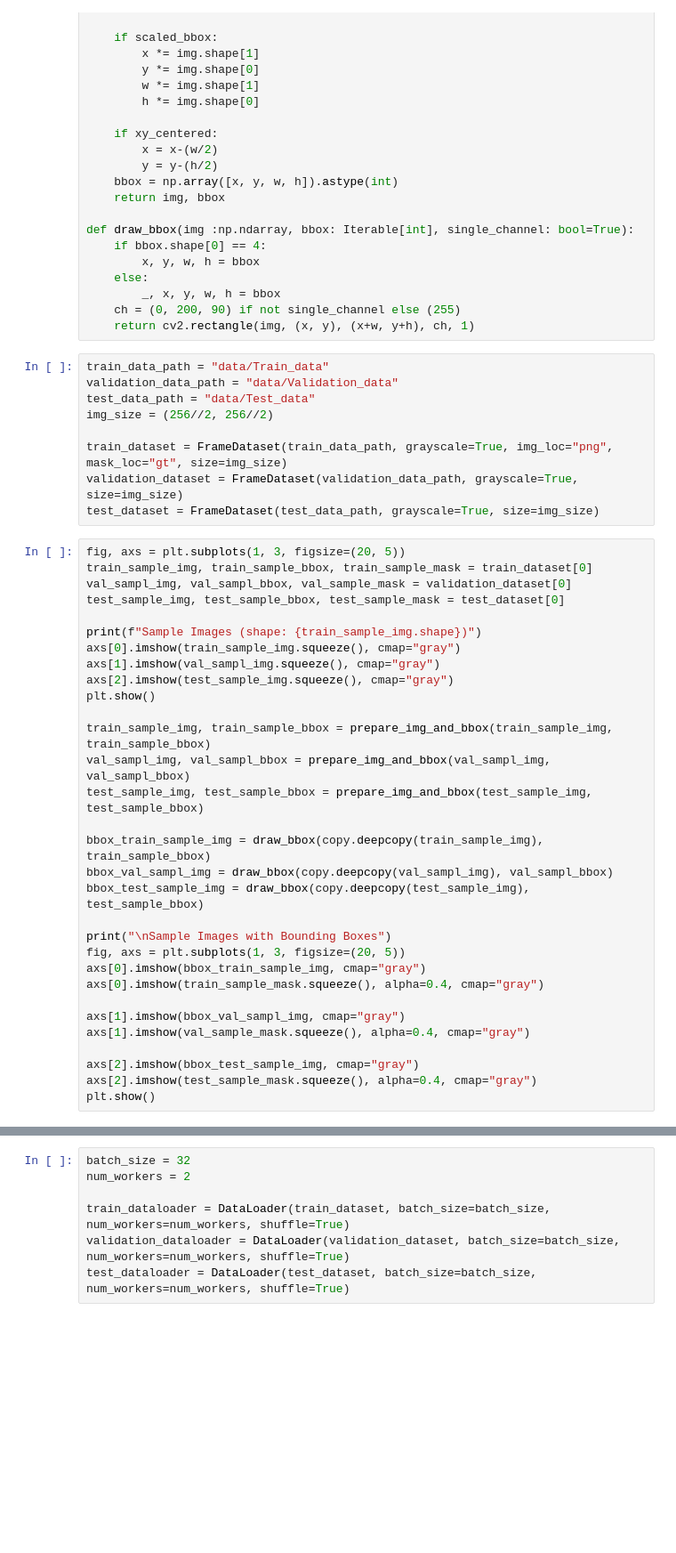
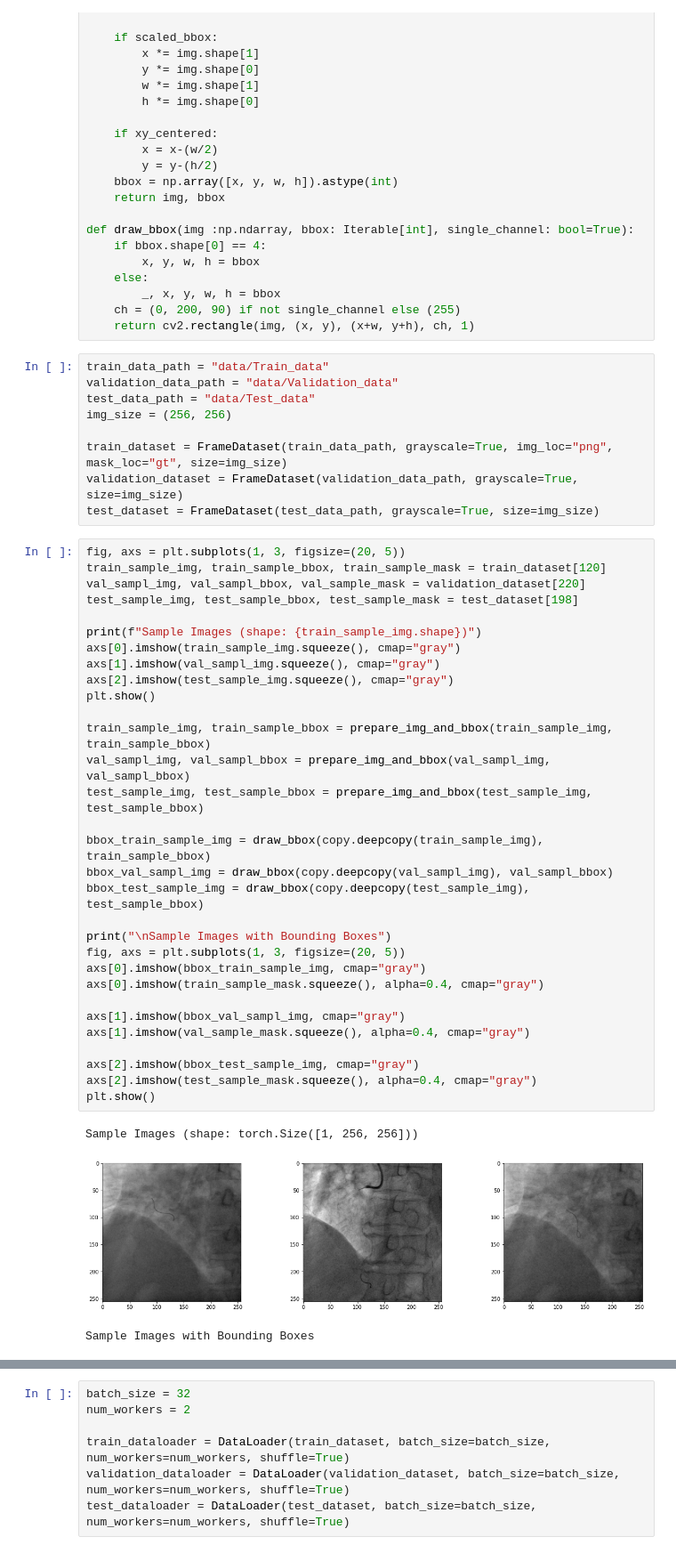
Before and after one commit to ches-001/guide-wire-detection, a Jupyter notebook: modelling_notebook.ipynb, the cells around one changed output, grey strips where cells are left out. Shown: that part at 89% size. Drawn from its saved outputs; the diff is of its cells as text; blank space fills up the shorter version.

```diff
--- a/modelling_notebook.ipynb
+++ b/modelling_notebook.ipynb
@@ -46,39 +46,43 @@ def draw_bbox(img :np.ndarray, bbox: Iterable[int], single_channel: bool=True):
 train_data_path = "data/Train_data"
 validation_data_path = "data/Validation_data"
 test_data_path = "data/Test_data"
-img_size = (256//2, 256//2)
+img_size = (256, 256)
 
 train_dataset = FrameDataset(train_data_path, grayscale=True, img_loc="png", mask_loc="gt", size=img_size)
 validation_dataset = FrameDataset(validation_data_path, grayscale=True, size=img_size)
 test_dataset = FrameDataset(test_data_path, grayscale=True, size=img_size)
 # %%
 fig, axs = plt.subplots(1, 3, figsize=(20, 5))
-train_sample_img, train_sample_bbox, train_sample_mask = train_dataset[0]
-val_sampl_img, val_sampl_bbox, val_sample_mask = validation_dataset[0]
-test_sample_img, test_sample_bbox, test_sample_mask = test_dataset[0]
+train_sample_img, train_sample_bbox, train_sample_mask = train_dataset[120]
+val_sampl_img, val_sampl_bbox, val_sample_mask = validation_dataset[220]
+test_sample_img, test_sample_bbox, test_sample_mask = test_dataset[198]
 
 print(f"Sample Images (shape: {train_sample_img.shape})")
 axs[0].imshow(train_sample_img.squeeze(), cmap="gray")
 axs[1].imshow(val_sampl_img.squeeze(), cmap="gray")
 axs[2].imshow(test_sample_img.squeeze(), cmap="gray")
 plt.show()
 
 train_sample_img, train_sample_bbox = prepare_img_and_bbox(train_sample_img, train_sample_bbox)
 val_sampl_img, val_sampl_bbox = prepare_img_and_bbox(val_sampl_img, val_sampl_bbox)
 test_sample_img, test_sample_bbox = prepare_img_and_bbox(test_sample_img, test_sample_bbox)
 
 bbox_train_sample_img = draw_bbox(copy.deepcopy(train_sample_img), train_sample_bbox)
 bbox_val_sampl_img = draw_bbox(copy.deepcopy(val_sampl_img), val_sampl_bbox)
 bbox_test_sample_img = draw_bbox(copy.deepcopy(test_sample_img), test_sample_bbox)
 
 print("\nSample Images with Bounding Boxes")
 fig, axs = plt.subplots(1, 3, figsize=(20, 5))
 axs[0].imshow(bbox_train_sample_img, cmap="gray")
 axs[0].imshow(train_sample_mask.squeeze(), alpha=0.4, cmap="gray")
 
 axs[1].imshow(bbox_val_sampl_img, cmap="gray")
 axs[1].imshow(val_sample_mask.squeeze(), alpha=0.4, cmap="gray")
 
 axs[2].imshow(bbox_test_sample_img, cmap="gray")
 axs[2].imshow(test_sample_mask.squeeze(), alpha=0.4, cmap="gray")
 plt.show()
+# %% [output]
+Sample Images (shape: torch.Size([1, 256, 256]))
+[figure, added]
+Sample Images with Bounding Boxes
```
Also changed, not shown: parts of 1 cell of this notebook, 1 other file.
